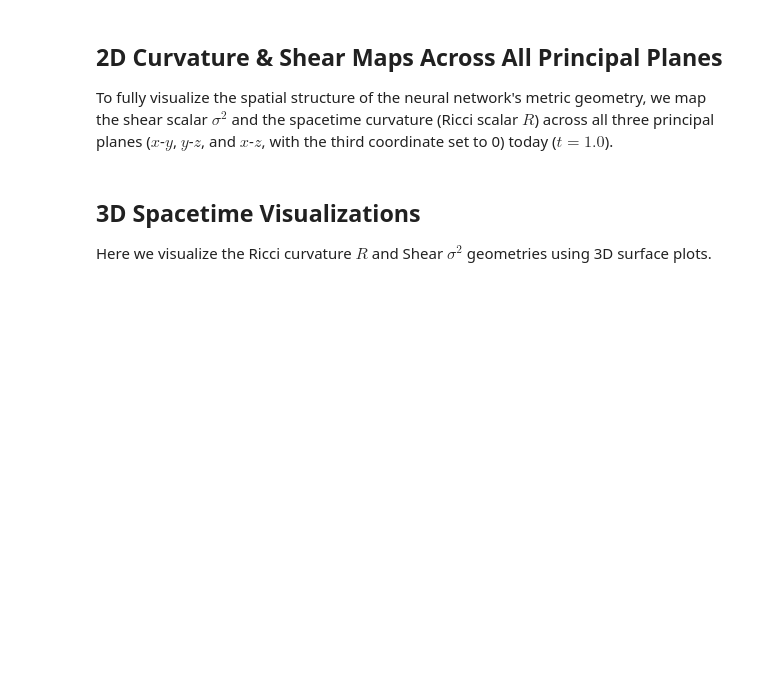
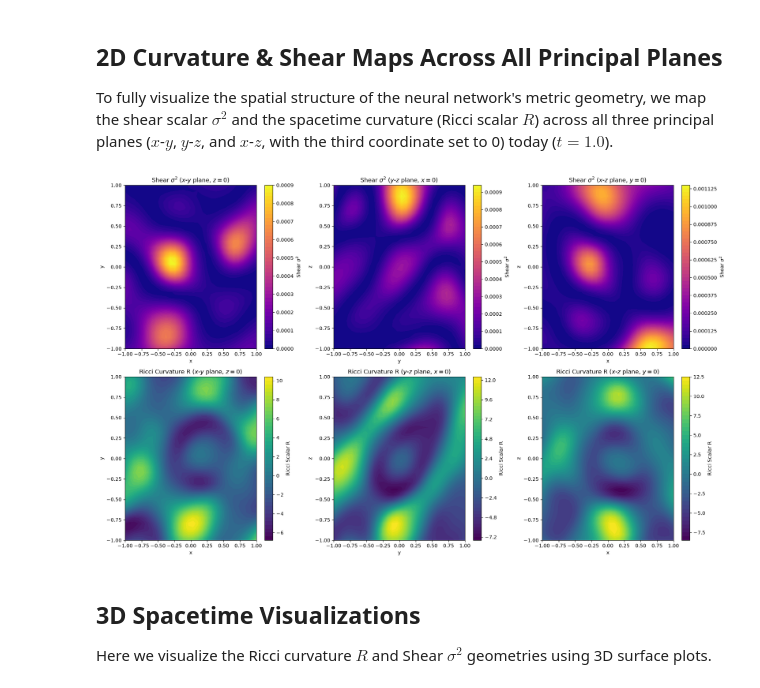
Before and after one commit to dmah42/lumpyspace, a Jupyter notebook: notebooks/monitor_training.ipynb, the cells around one changed output. Cells and saved outputs as stored; diff of their text form; code cells hidden in the pictures; blank space fills up the shorter version.

```diff
--- a/notebooks/monitor_training.ipynb
+++ b/notebooks/monitor_training.ipynb
@@ -343,8 +349,10 @@ import numpy as np
 
 from src.core.tensors import get_ricci_scalar
 
-# Keep grid size moderate for fast CPU/GPU evaluation
-grid_res = 25
+# grid_res=30 matches what the spatial-weight cell used to use on its own
+# (previously this cell was 25) - both the shear/Ricci and spatial weight
+# evaluation below now share this one resolution.
+grid_res = 30
 grid_vals = np.linspace(-1.0, 1.0, grid_res)
 U, V = np.meshgrid(grid_vals, grid_vals)
 
@@ -363,31 +371,22 @@ all_coords = np.concatenate([
     xz_coords.reshape(-1, 4)
 ], axis=0)
 
+def compute_single(coords):
+    # Reuses compute_kinematics from the previous cell instead of
+    # reimplementing the shear/expansion-tensor math here.
+    _, _, sigma_sq = compute_kinematics(model, coords)
+    ricci_R = get_ricci_scalar(model, coords)
+    # Evaluated in the same pass so we don't need a second vmap/grid later
+    # for the spatial-weight maps.
+    w = model.get_spatial_weight(coords)[0]
+
+    return sigma_sq, ricci_R, w
+
 def evaluate_kinematics_2d(model, flat_coords):
-    def compute_single(coords):
-        g = model(coords)
-        g_spatial = g[1:4, 1:4]
-        g_spatial_inv = jnp.linalg.inv(g_spatial)
-
-        dg_dt = jacfwd(model)(coords)[:, :, 0]
-        dg_spatial_dt = dg_dt[1:4, 1:4]
-        alpha = jnp.sqrt(-g[0, 0])
-
-        theta_ij = (1.0 / (2.0 * alpha)) * dg_spatial_dt
-        h_tensor = jnp.einsum('ik,kj->ij', g_spatial_inv, theta_ij)
-
-        h_mean = jnp.trace(h_tensor) / 3.0
-        sigma_tensor = h_tensor - h_mean * jnp.eye(3)
-        sigma_sq = 0.5 * jnp.einsum('ij,ji->', sigma_tensor, sigma_tensor)
-
-        ricci_R = get_ricci_scalar(model, coords)
-
-        return sigma_sq, ricci_R
-
     return vmap(compute_single)(flat_coords)
 
 # Evaluate all flat coordinates
-sigma_flat, ricci_flat = evaluate_kinematics_2d(model, all_coords)
+sigma_flat, ricci_flat, w_flat = evaluate_kinematics_2d(model, all_coords)
 
 # Split results back into the three planes
 n_points_per_plane = grid_res * grid_res
@@ -400,6 +399,11 @@ ricci_xy = ricci_flat[:n_points_per_plane].reshape(grid_res, grid_res)
 ricci_yz = ricci_flat[n_points_per_plane:2*n_points_per_plane].reshape(
     grid_res, grid_res)
 ricci_xz = ricci_flat[2*n_points_per_plane:].reshape(grid_res, grid_res)
+
+w_xy = w_flat[:n_points_per_plane].reshape(grid_res, grid_res)
+w_yz = w_flat[n_points_per_plane:2*n_points_per_plane].reshape(
+    grid_res, grid_res)
+w_xz = w_flat[2*n_points_per_plane:].reshape(grid_res, grid_res)
 
 # Plot 2D contour maps (2x3 grid)
 fig, axes = plt.subplots(2, 3, figsize=(18, 11))
@@ -417,33 +421,35 @@ axes[0, 1].set_xlabel('y')
 axes[0, 1].set_ylabel('z')
 axes[0, 1].set_title(r'Shear $\sigma^2$ ($y$-$z$ plane, $x=0$)')
 
 c02 = axes[0, 2].contourf(U, V, sigma_xz, levels=50, cmap='plasma')
 fig.colorbar(c02, ax=axes[0, 2], label=r'Shear $\sigma^2$')
 axes[0, 2].set_xlabel('x')
 axes[0, 2].set_ylabel('z')
 axes[0, 2].set_title(r'Shear $\sigma^2$ ($x$-$z$ plane, $y=0$)')
 
 # Row 1: Ricci Curvature maps
 c10 = axes[1, 0].contourf(U, V, ricci_xy, levels=50, cmap='viridis')
 fig.colorbar(c10, ax=axes[1, 0], label='Ricci Scalar R')
 axes[1, 0].set_xlabel('x')
 axes[1, 0].set_ylabel('y')
 axes[1, 0].set_title('Ricci Curvature R ($x$-$y$ plane, $z=0$)')
 
 c11 = axes[1, 1].contourf(U, V, ricci_yz, levels=50, cmap='viridis')
 fig.colorbar(c11, ax=axes[1, 1], label='Ricci Scalar R')
 axes[1, 1].set_xlabel('y')
 axes[1, 1].set_ylabel('z')
 axes[1, 1].set_title('Ricci Curvature R ($y$-$z$ plane, $x=0$)')
 
 c12 = axes[1, 2].contourf(U, V, ricci_xz, levels=50, cmap='viridis')
 fig.colorbar(c12, ax=axes[1, 2], label='Ricci Scalar R')
 axes[1, 2].set_xlabel('x')
 axes[1, 2].set_ylabel('z')
 axes[1, 2].set_title('Ricci Curvature R ($x$-$z$ plane, $y=0$)')
 
 plt.tight_layout()
 plt.show()
+# %% [output]
+[figure, added]
 # %% [markdown]
 ## 3D Spacetime Visualizations
 
```
Also changed, not shown: parts of 4 cells of this notebook.
